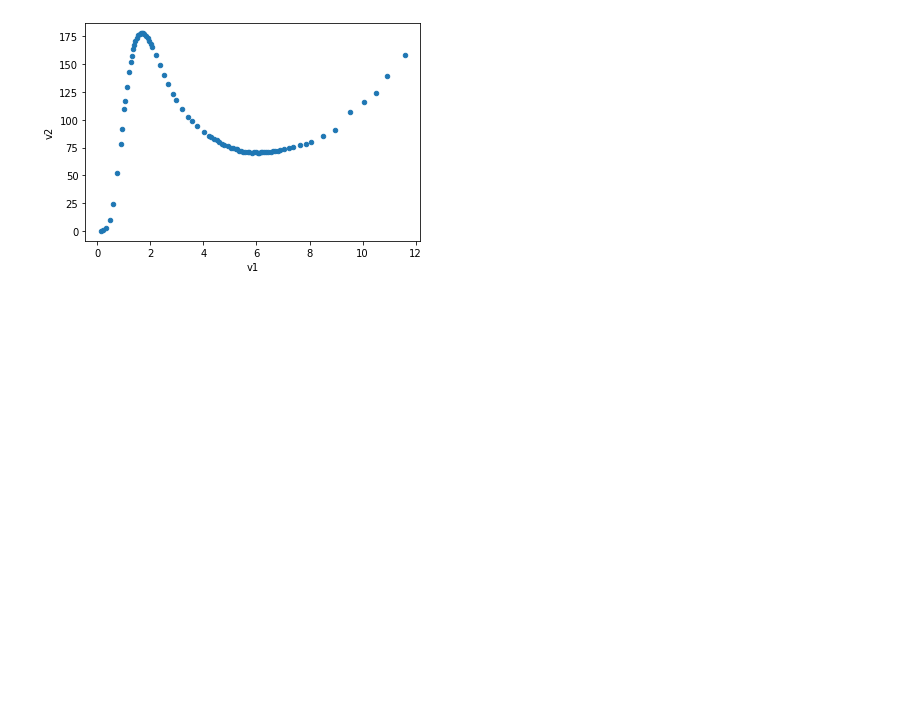
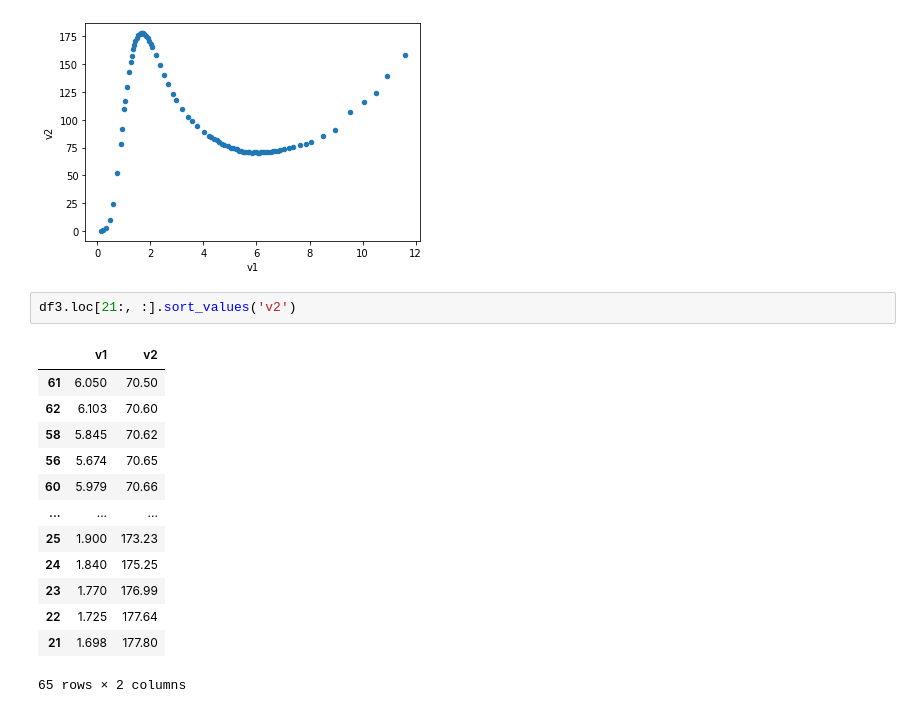
Before and after one commit to V1ad0S/quantum-physics-labs, a Jupyter notebook: 5.1.3/processing.ipynb, the cells around one changed output. Saved outputs shown, nothing was run; the diff lists cells and outputs as text; blank space fills up the shorter version.

```diff
--- a/5.1.3/processing.ipynb
+++ b/5.1.3/processing.ipynb
@@ -21,3 +21,19 @@ df3.plot(x='v1', y='v2', kind='scatter')
 # %% [output]
 <AxesSubplot:xlabel='v1', ylabel='v2'>
 [figure]
+# %%
+df3.loc[21:, :].sort_values('v2')
+# %% [output]
+|  | v1 | v2 |
+| 61 | 6.050 | 70.50 |
+| 62 | 6.103 | 70.60 |
+| 58 | 5.845 | 70.62 |
+| 56 | 5.674 | 70.65 |
+| 60 | 5.979 | 70.66 |
+| ... | ... | ... |
+| 25 | 1.900 | 173.23 |
+| 24 | 1.840 | 175.25 |
+| 23 | 1.770 | 176.99 |
+| 22 | 1.725 | 177.64 |
+| 21 | 1.698 | 177.80 |
+65 rows × 2 columns
```
Also changed, not shown: parts of 18 cells of this notebook, 2 other files.
